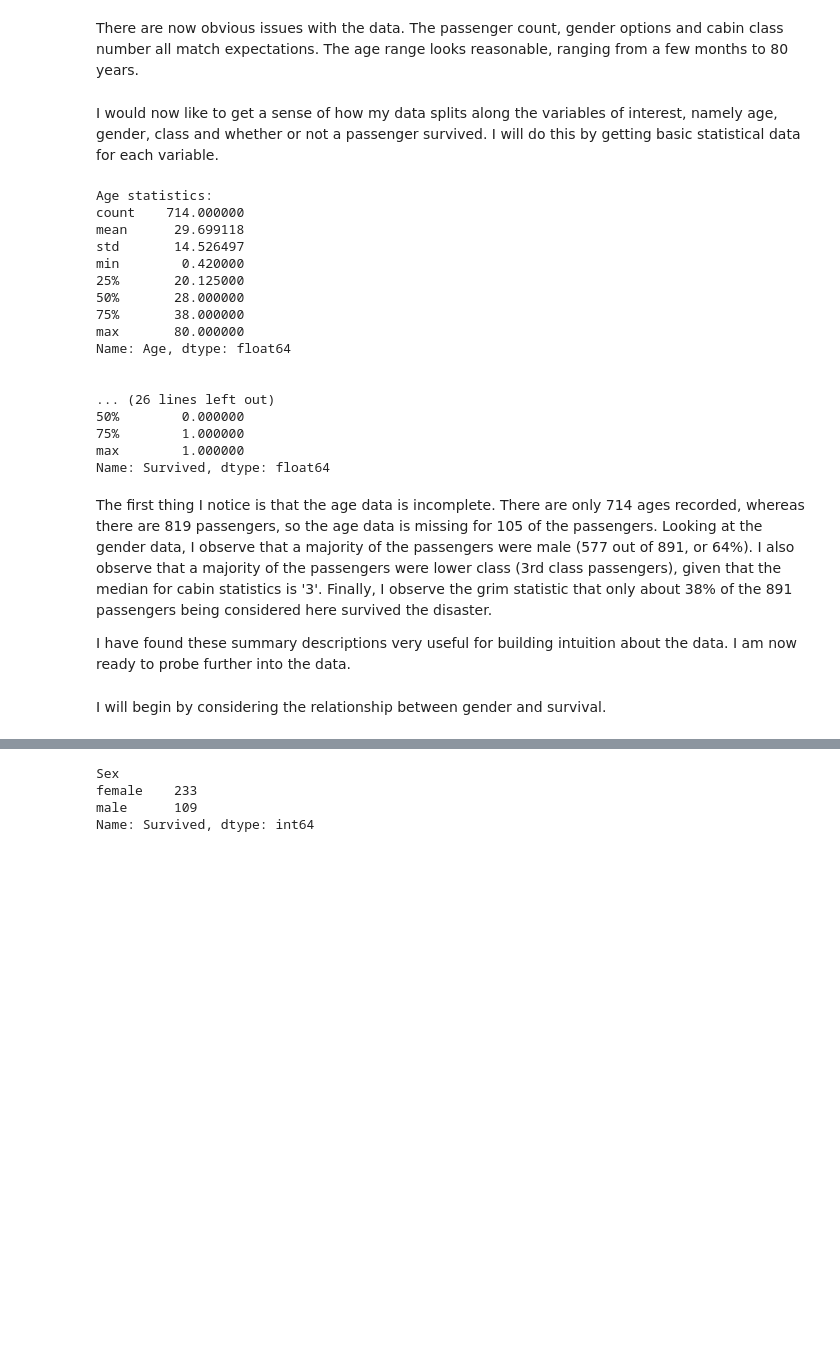
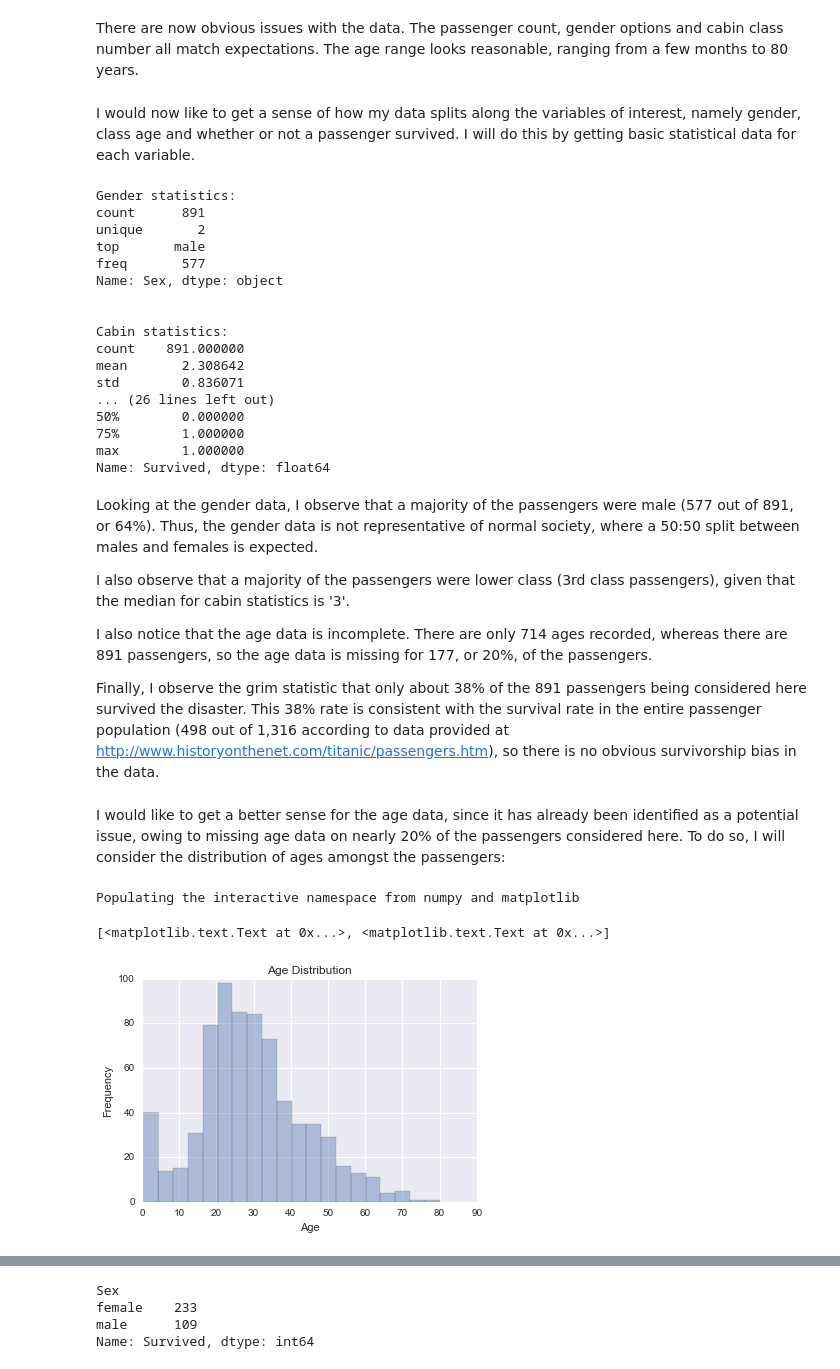
Before and after one commit to sfox1975/Udacity-I2P-Stage5, a Jupyter notebook: Fox_Titanic_Data_Analysis.ipynb, the cells around one changed output, grey strips where cells are left out. Cells and saved outputs as stored; diff of their text form; code cells hidden in the pictures; blank space fills up the shorter version.

```diff
--- a/Fox_Titanic_Data_Analysis.ipynb
+++ b/Fox_Titanic_Data_Analysis.ipynb
@@ -46,12 +46,8 @@ youngest passenger: 0.42
 # %% [markdown]
 There are now obvious issues with the data. The passenger count, gender options and cabin class number all match expectations. The age range looks reasonable, ranging from a few months to 80 years.
 # %% [markdown]
-I would now like to get a sense of how my data splits along the variables of interest, namely age, gender, class and whether or not a passenger survived. I will do this by getting basic statistical data for each variable.
+I would now like to get a sense of how my data splits along the variables of interest, namely gender, class age and whether or not a passenger survived. I will do this by getting basic statistical data for each variable.
 # %%
-print "Age statistics:"
-print titanic_data['Age'].describe()
-print "\n"
-
 print "Gender statistics:"
 print titanic_data['Sex'].describe()
 print "\n"
@@ -60,29 +56,48 @@ print "Cabin statistics:"
 print titanic_data['Pclass'].describe()
 print "\n"
 
+print "Age statistics:"
+print titanic_data['Age'].describe()
+print "\n"
+
 print "Survival statistics:"
 print titanic_data['Survived'].describe()
 # %% [output]
-Age statistics:
-count    714.000000
-mean      29.699118
-std       14.526497
-min        0.420000
-25%       20.125000
-50%       28.000000
-75%       38.000000
-max       80.000000
-Name: Age, dtype: float64
+Gender statistics:
+count      891
+unique       2
+top       male
+freq       577
+Name: Sex, dtype: object
 
 
+Cabin statistics:
+count    891.000000
+mean       2.308642
+std        0.836071
 ... (26 lines left out)
 50%        0.000000
 75%        1.000000
 max        1.000000
 Name: Survived, dtype: float64
 # %% [markdown]
-The first thing I notice is that the age data is incomplete. There are only 714 ages recorded, whereas there are 819 passengers, so the age data is missing for 105 of the passengers. Looking at the gender data, I observe that a majority of the passengers were male (577 out of 891, or 64%). I also observe that a majority of the passengers were lower class (3rd class passengers), given that the median for cabin statistics is '3'. Finally, I observe the grim statistic that only about 38% of the 891 passengers being considered here survived the disaster.
+Looking at the gender data, I observe that a majority of the passengers were male (577 out of 891, or 64%). Thus, the gender data is not representative of normal society, where a 50:50 split between males and females is expected.
 
-I have found these summary descriptions very useful for building intuition about the data. I am now ready to probe further into the data.
+I also observe that a majority of the passengers were lower class (3rd class passengers), given that the median for cabin statistics is '3'.
+
+I also notice that the age data is incomplete. There are only 714 ages recorded, whereas there are 891 passengers, so the age data is missing for 177, or 20%, of the passengers.
+
+Finally, I observe the grim statistic that only about 38% of the 891 passengers being considered here survived the disaster. This 38% rate is consistent with the survival rate in the entire passenger population (498 out of 1,316 according to data provided at http://www.historyonthenet.com/titanic/passengers.htm), so there is no obvious survivorship bias in the data.
-# %% [markdown]
-I will begin by considering the relationship between gender and survival.
+# %% [markdown]
+I would like to get a better sense for the age data, since it has already been identified as a potential issue, owing to missing age data on nearly 20% of the passengers considered here. To do so, I will consider the distribution of ages amongst the passengers:
+# %%
+%pylab inline
+import matplotlib.pyplot as plt
+import seaborn as sns
+
+sns.distplot(titanic_data['Age'][titanic_data['Age'].notnull()], kde = False).set(ylabel = 'Frequency',
+                                                                                  title = 'Age Distribution')
+# %% [output]
+Populating the interactive namespace from numpy and matplotlib
+[<matplotlib.text.Text at 0x...>, <matplotlib.text.Text at 0x...>]
+[figure, added]
```
Also changed, not shown: parts of 6 cells of this notebook, 1 other file.
